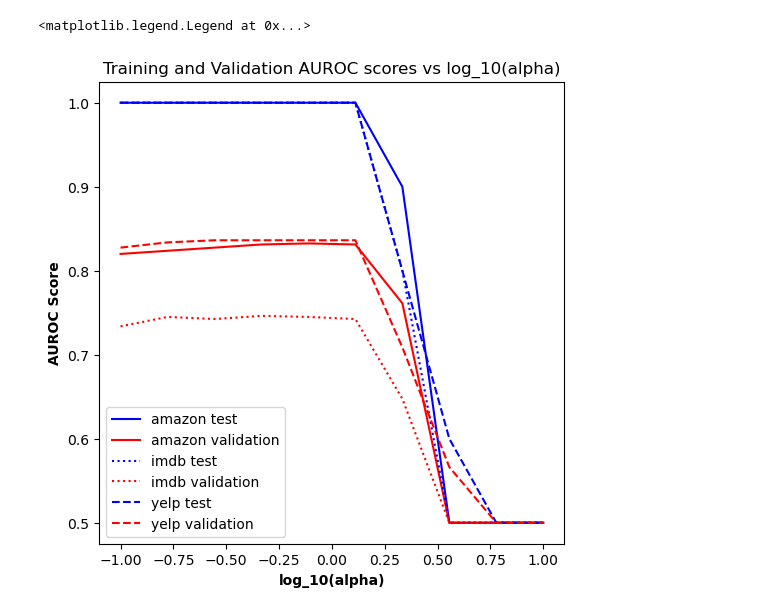
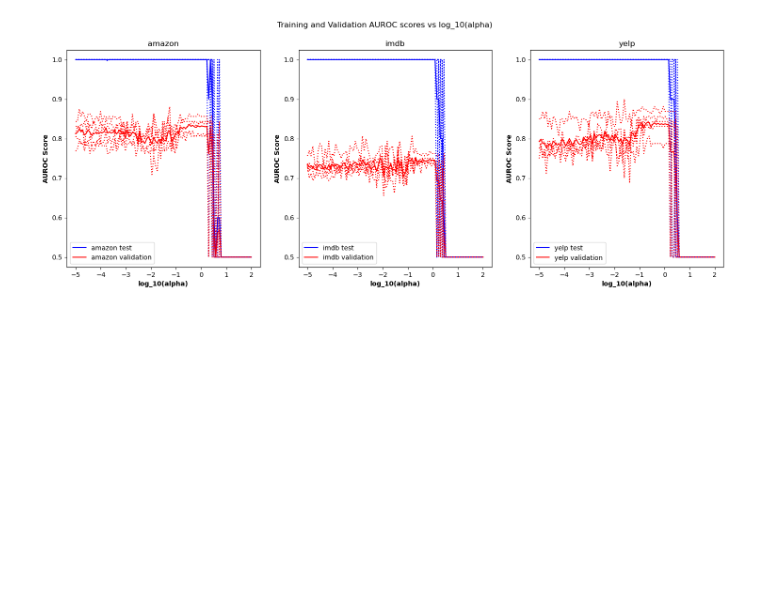
Before and after one commit to liam-strand/cs135-projA, a Jupyter notebook: problem2.ipynb, the cells around one changed output. Saved outputs shown, nothing was run; the diff lists cells and outputs as text; code cells hidden in the pictures; blank space fills up the shorter version.

```diff
--- a/problem2.ipynb
+++ b/problem2.ipynb
@@ -87,7 +87,7 @@ def fit_model(x: np.ndarray, y: np.ndarray) -> GridSearchCV:
         ("classifier", MLPClassifier((100, 50, 25), solver="lbfgs", max_iter=2000)),
     ])
     distributions = {
-        "classifier__alpha": np.logspace(-1, 1, 10),
+        "classifier__alpha": np.logspace(-5, 2, 100),
         # "classifier__hidden_layer_sizes": [(100, 50, 25)],
         # "bow_feature_extractor__min_df": np.arange(0, 10, 2),
         # "bow_feature_extractor__max_df": np.arange(0.1, 0.3, 0.02),
@@ -144,3 +161,12 @@ Fitting 5 folds for each of 10 candidates, totalling 50 fits
+# %%
+yhat_test_amazon = clf_amazon.predict_proba(x_test_amazon)[:,1]
+yhat_test_imdb = clf_imdb.predict_proba(x_test_imdb)[:,1]
+yhat_test_yelp = clf_yelp.predict_proba(x_test_yelp)[:,1]
+
+with open("yproba1_test.txt", "w") as f:
+    f.writelines([f"{str(v)}\n" for v in yhat_test_amazon])
+    f.writelines([f"{str(v)}\n" for v in yhat_test_imdb])
+    f.writelines([f"{str(v)}\n" for v in yhat_test_yelp])
 # %%
 clfs = [clf_amazon, clf_imdb, clf_yelp]
 pd.DataFrame(clf_amazon.cv_results_)
@@ -160,29 +190,38 @@ pd.DataFrame(clf_amazon.cv_results_)
 # %%
 import matplotlib.pyplot as plt
-fig = plt.figure(figsize=(6, 6))
-ax = fig.add_subplot()
-ax.set_title("Training and Validation AUROC scores vs log_10(alpha)")
+fig = plt.figure(figsize=(18, 6))
+fig.suptitle("Training and Validation AUROC scores vs log_10(alpha)")
 
-def add_classifier(axis, clf, linetype, label_pfx):
+def add_classifier(clf, label_pfx, plot_loc):
+    ax = fig.add_subplot(*plot_loc)
+    ax.set_title(f"{label_pfx}")
     # X is alpha values
     # Y is scores: either mean_test_score or mean_train_score
     x_axis = np.log10(np.asarray(clf.cv_results_["param_classifier__alpha"], dtype=np.float64))
     y_axis_1 = np.asarray(clf.cv_results_["mean_train_score"], dtype=np.float64)
     y_axis_2 = np.asarray(clf.cv_results_["mean_test_score"], dtype=np.float64)
 
-    axis.plot(x_axis, y_axis_1, linetype, label=f"{label_pfx} test", color="blue")
-    axis.plot(x_axis, y_axis_2, linetype, label=f"{label_pfx} validation", color="red")
+    ax.plot(x_axis, y_axis_1, "-", label=f"{label_pfx} test", color="blue")
+    ax.plot(x_axis, y_axis_2, "-", label=f"{label_pfx} validation", color="red")
 
-add_classifier(ax, clf_amazon, "-", "amazon")
-add_classifier(ax, clf_imdb, ":", "imdb")
-add_classifier(ax, clf_yelp, "--", "yelp")
+    for i in range(0, 5):
+        test_split = f"split{i}_test_score"
+        train_split = f"split{i}_train_score"
 
-ax.set_xlabel("log_10(alpha)", fontweight="bold")
-ax.set_ylabel("AUROC Score", fontweight="bold")
-ax.legend(loc="lower left")
+        test_axis = np.asarray(clf.cv_results_[test_split], dtype=np.float64)
+        train_axis = np.asarray(clf.cv_results_[train_split], dtype=np.float64)
+        ax.plot(x_axis, train_axis, ":", color="blue")
+        ax.plot(x_axis, test_axis, ":", color="red")
+
+    ax.set_xlabel("log_10(alpha)", fontweight="bold")
+    ax.set_ylabel("AUROC Score", fontweight="bold")
+    ax.legend(loc="lower left")
+
+add_classifier(clf_amazon, "amazon", (1, 3, 1))
+add_classifier(clf_imdb, "imdb", (1, 3, 2))
+add_classifier(clf_yelp, "yelp", (1, 3, 3))
 # %% [output]
-<matplotlib.legend.Legend at 0x...>
-[figure, old version]
+[figure, new version]
 # %%
 def print_incorrect_predictions(x, y, best_model, filename):
     x_train_example_fold, x_valid_example_fold, y_train_example_fold, y_valid_example_fold = train_test_split(x, y, test_size=0.2, random_state=0, shuffle=True)
```
Also changed, not shown: parts of 3 cells of this notebook, 1 other file.
